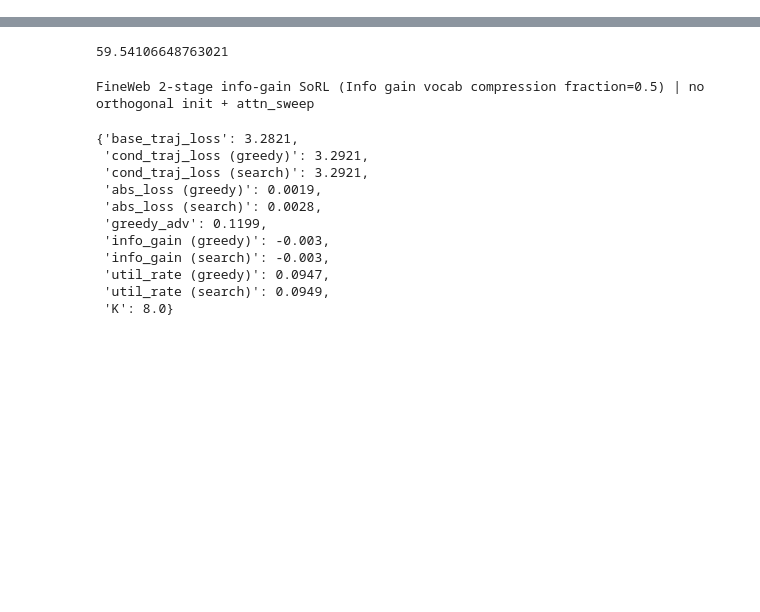
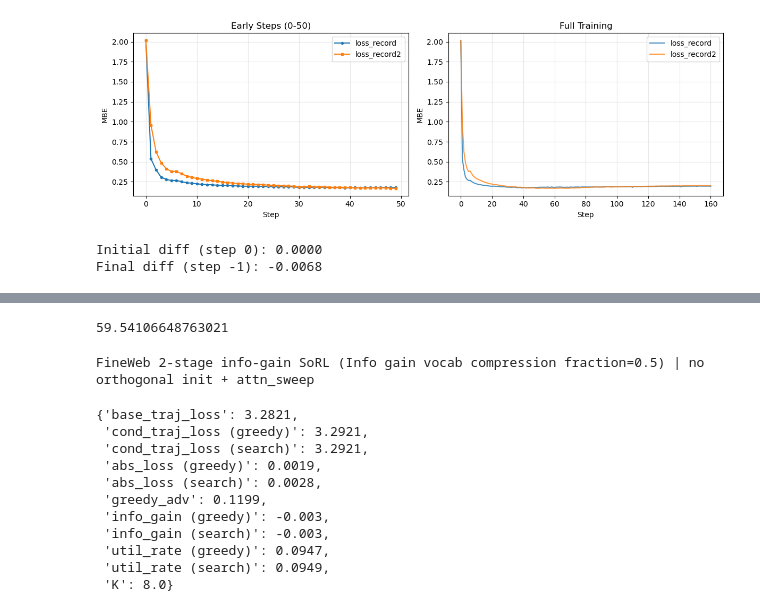
Before and after one commit to fangyuan-ksgk/mod_gpt, a Jupyter notebook: run_analysis.ipynb, the cells around one changed output, grey strips where cells are left out. Drawn from its saved outputs; the diff is of its cells as text; code cells hidden in the pictures; blank space fills up the shorter version.

```diff
--- a/run_analysis.ipynb
+++ b/run_analysis.ipynb
@@ -32,0 +33,6 @@ Rendering frame 160/161
+# %%
+# log_path = "logs/fineweb10B-iblm-gpt2-small-w20.txt"
+log_path = "logs/fineweb10B-gpt2-large-20k.txt"
+
+# --- extract log data ---
+run_info2, loss_record2 = extract_log_data(log_path)
@@ -32,0 +63,36 @@ Rendering frame 160/161
+# %%
+loss_record2['mbe'][20:40]
+# loss_record['mbe'][20:40]
+
+fig, axes = plt.subplots(1, 2, figsize=(12, 4))
+
+# Early steps (zoom in on initial difference)
+n_early = 50
+axes[0].plot(loss_record['mbe'][:n_early], label='loss_record', marker='o', markersize=3)
+axes[0].plot(loss_record2['mbe'][:n_early], label='loss_record2', marker='s', markersize=3)
+axes[0].set_xlabel('Step')
+axes[0].set_ylabel('MBE')
+axes[0].set_title('Early Steps (0-50)')
+axes[0].legend()
+axes[0].grid(True, alpha=0.3)
+
+# Full timeline
+axes[1].plot(loss_record['mbe'], label='loss_record', alpha=0.8)
+axes[1].plot(loss_record2['mbe'], label='loss_record2', alpha=0.8)
+axes[1].set_xlabel('Step')
+axes[1].set_ylabel('MBE')
+axes[1].set_title('Full Training')
+axes[1].legend()
+axes[1].grid(True, alpha=0.3)
+
+plt.tight_layout()
+plt.show()
+
+# Print the difference
+diff = [a - b for a, b in zip(loss_record['mbe'], loss_record2['mbe'])]
+print(f"Initial diff (step 0): {diff[0]:.4f}")
+print(f"Final diff (step -1): {diff[-1]:.4f}")
+# %% [output]
+[figure, added]
+Initial diff (step 0): 0.0000
+Final diff (step -1): -0.0068
```
Also changed, not shown: parts of 4 cells of this notebook, 4 other files.
